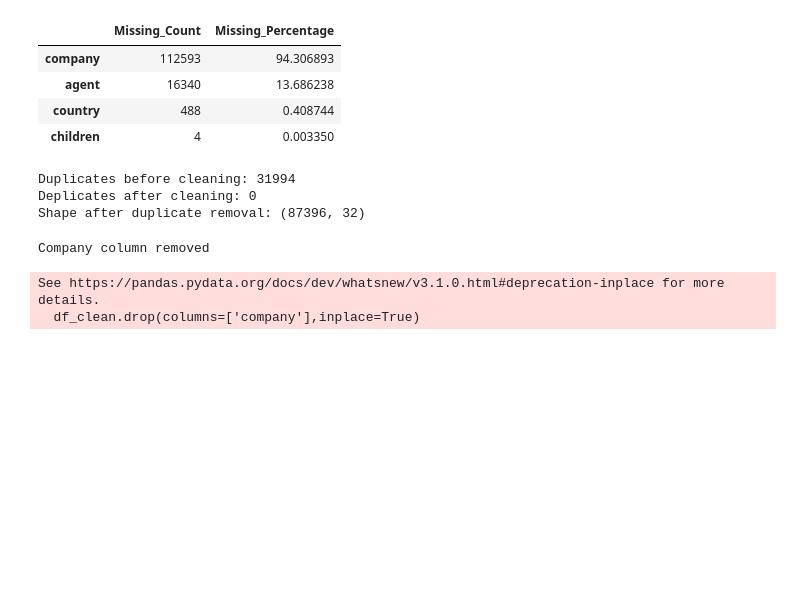
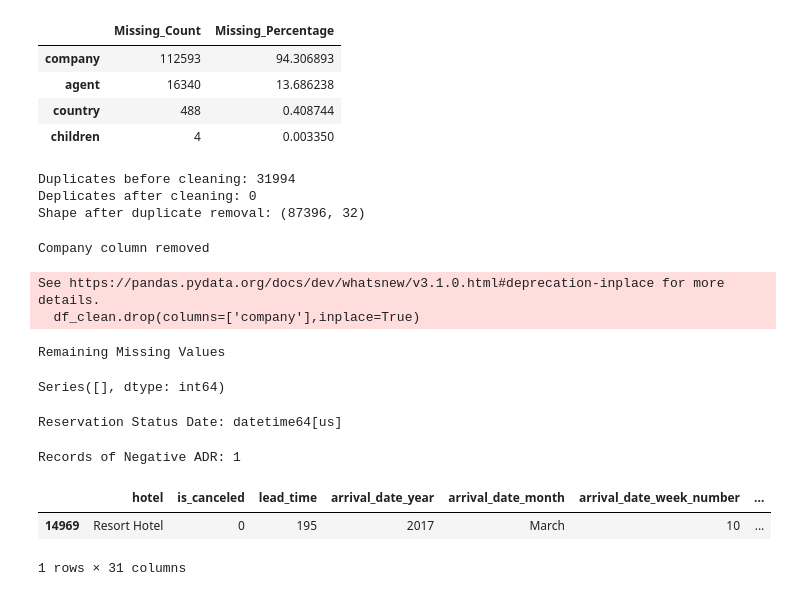
Before and after one commit to yuktabarad/Resort_analysis, a Jupyter notebook: notebooks/02_preprocessing.ipynb, the cells around one changed output. Cells and saved outputs as stored; diff of their text form; code cells hidden in the pictures; blank space fills up the shorter version.

```diff
--- a/notebooks/02_preprocessing.ipynb
+++ b/notebooks/02_preprocessing.ipynb
@@ -140,3 +140,34 @@ df_clean['country']=df_clean['country'].fillna('Unknown')
 # %%
 #Only 4 values are missing. We assume these bookings had no children.
 df_clean['children']=df_clean['children'].fillna(0)
+# %%
+print("Remaining Missing Values")
+
+display(df_clean.isnull().sum()[df_clean.isnull().sum()>0])
+# %% [output]
+Remaining Missing Values
+Series([], dtype: int64)
+# %%
+df_clean['reservation_status_date']=pd.to_datetime(df_clean['reservation_status_date'],
+                                                   errors='coerce')
+
+#verifying data types
+print("Reservation Status Date:",
+      df_clean['reservation_status_date'].dtype)
+# %% [output]
+Reservation Status Date: datetime64[us]
+# %%
+# adr represents average daily rate
+# a negative daily rate is generally invalid, so we'll remove these records.
+
+#Ideatify negatie adr records
+negative_adr = df_clean[df_clean['adr']<0]
+
+print("Records of Negative ADR:", len(negative_adr))
+
+display(negative_adr)
+# %% [output]
+Records of Negative ADR: 1
+|  | hotel | is_canceled | lead_time | arrival_date_year | arrival_date_month | arrival_date_week_number | ... |
+| 14969 | Resort Hotel | 0 | 195 | 2017 | March | 10 | ... |
+1 rows × 31 columns
```
Also changed, not shown: parts of 9 cells of this notebook, 1 other file.
